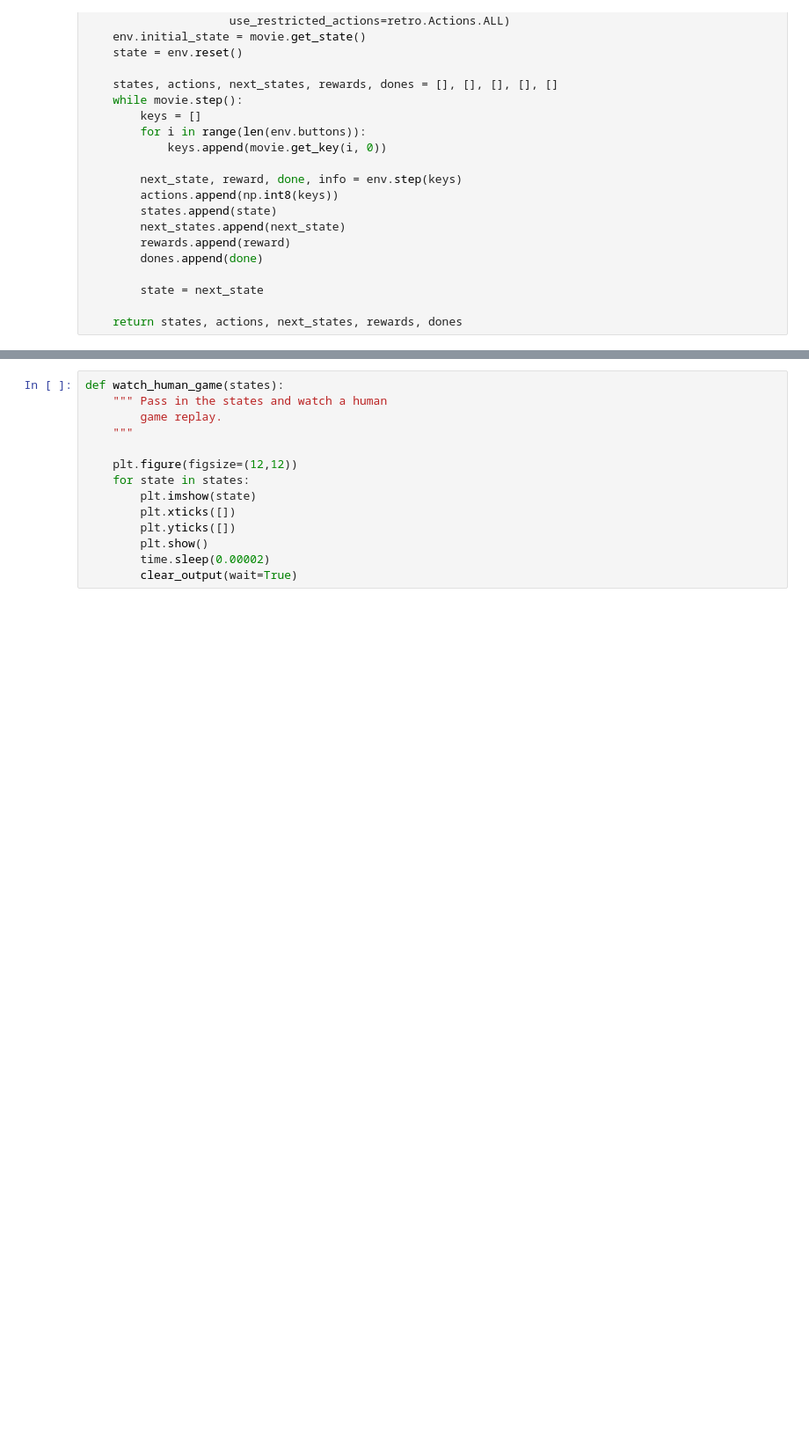
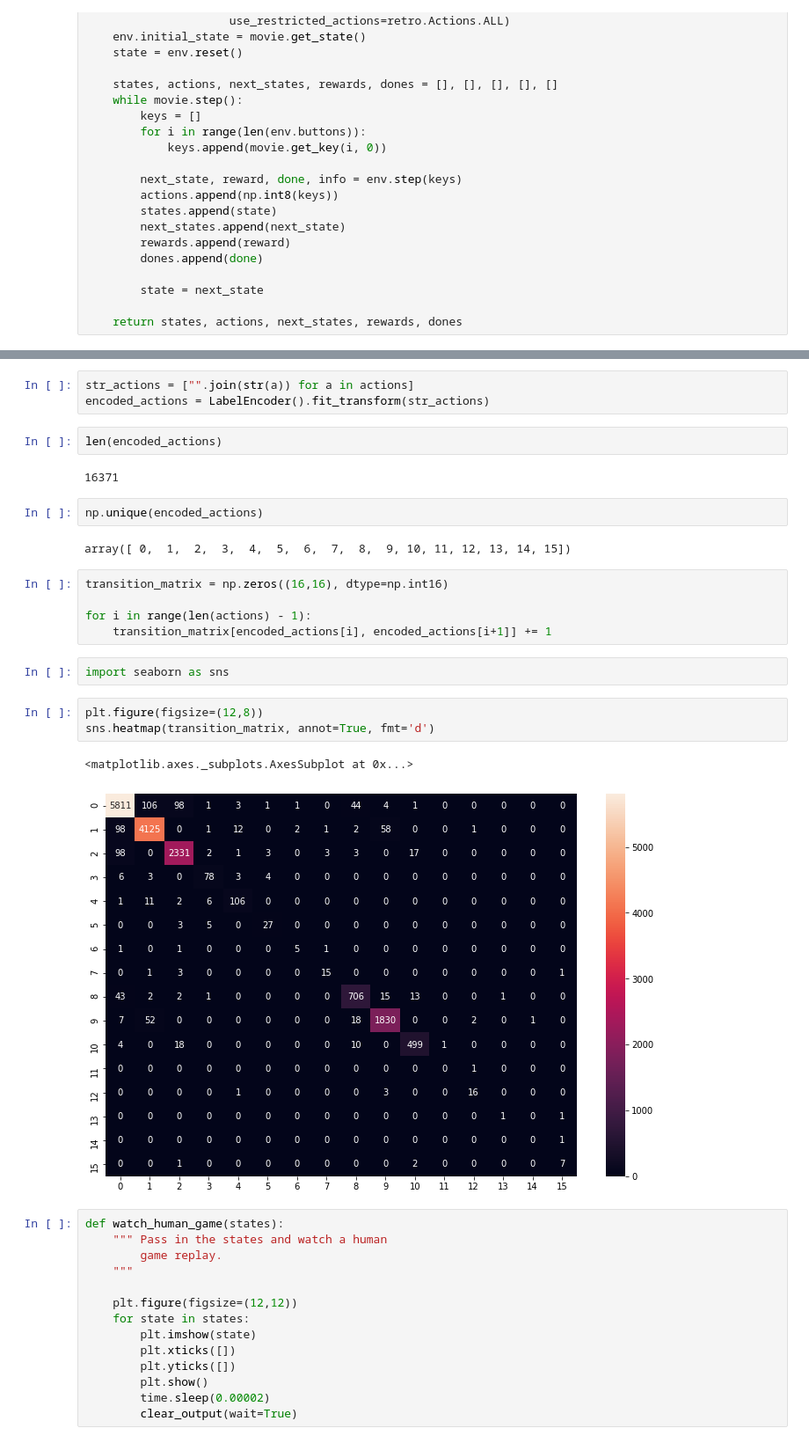
Before and after one commit to david-riser/rlmp, a Jupyter notebook: sonic/sonic.basics.ipynb, the cells around one changed output, grey strips where cells are left out. Shown: that part at 88% size. Cells and saved outputs as stored; diff of their text form; blank space fills up the shorter version.

```diff
--- a/sonic/sonic.basics.ipynb
+++ b/sonic/sonic.basics.ipynb
@@ -97,3 +118,27 @@ actions
+# %%
+str_actions = ["".join(str(a)) for a in actions]
+encoded_actions = LabelEncoder().fit_transform(str_actions)
+# %%
+len(encoded_actions)
+# %% [output]
+16371
+# %%
+np.unique(encoded_actions)
+# %% [output]
+array([ 0,  1,  2,  3,  4,  5,  6,  7,  8,  9, 10, 11, 12, 13, 14, 15])
+# %%
+transition_matrix = np.zeros((16,16), dtype=np.int16)
+
+for i in range(len(actions) - 1):
+    transition_matrix[encoded_actions[i], encoded_actions[i+1]] += 1
+# %%
+import seaborn as sns
+# %%
+plt.figure(figsize=(12,8))
+sns.heatmap(transition_matrix, annot=True, fmt='d')
+# %% [output]
+<matplotlib.axes._subplots.AxesSubplot at 0x...>
+[figure, added]
 # %%
 def watch_human_game(states):
     """ Pass in the states and watch a human
```
Also changed, not shown: parts of 32 cells of this notebook, 3 other files.
